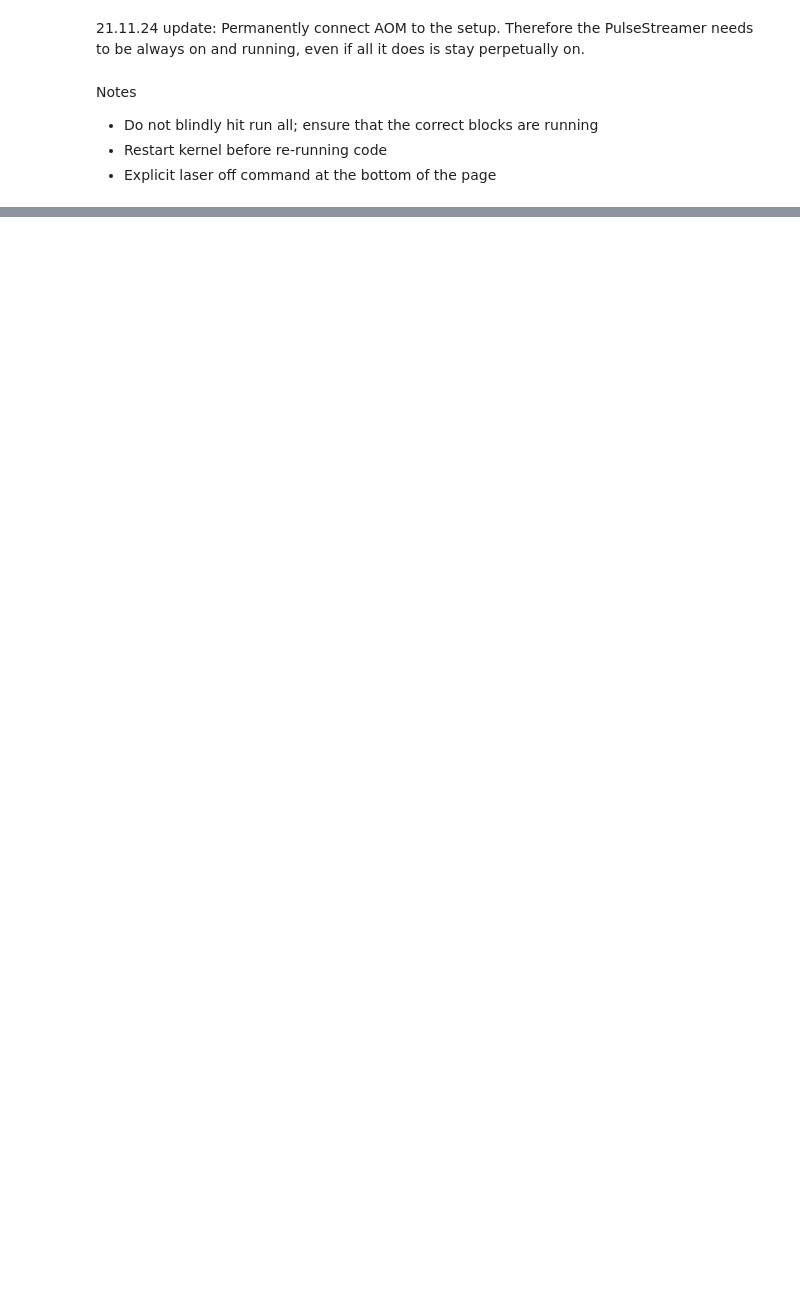
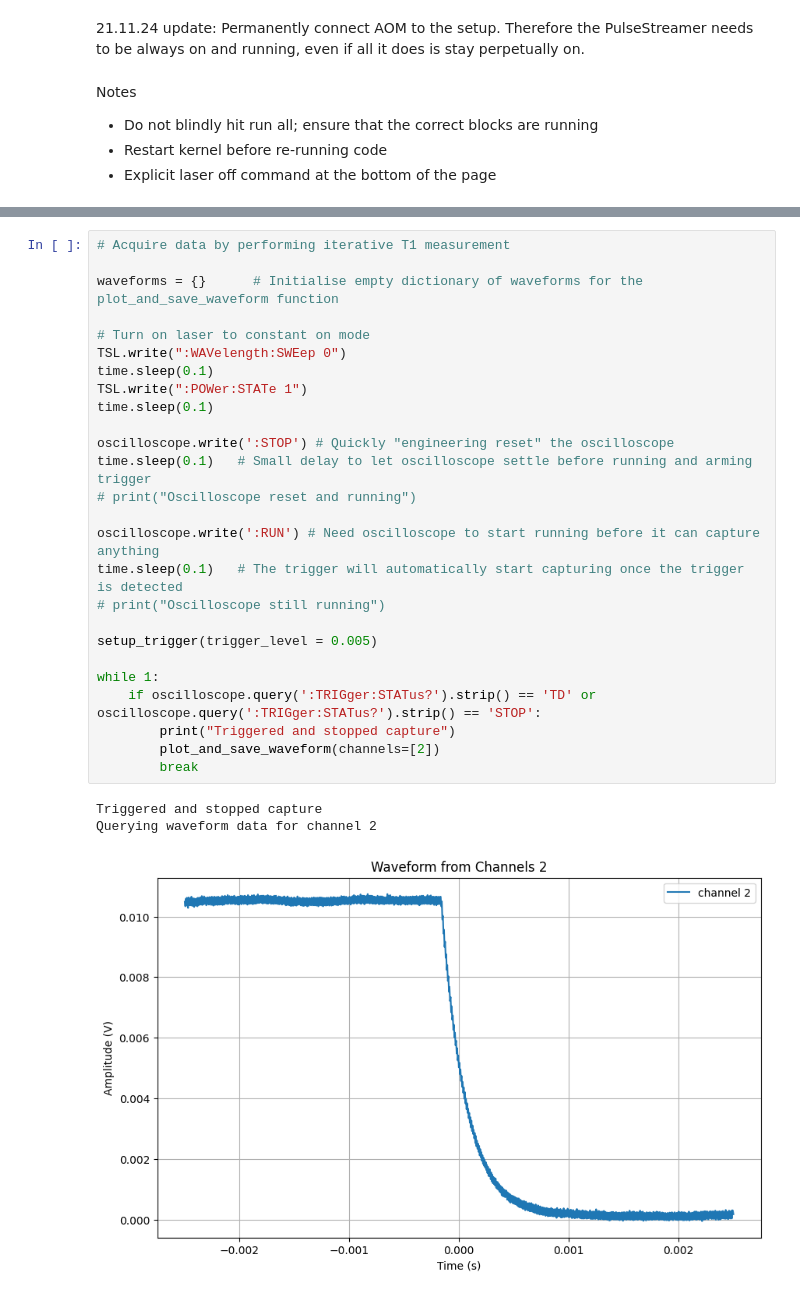
Before and after one commit to trevorlee1999/quantum-light, a Jupyter notebook: erbium_signature_base_temp_T1_measurement.ipynb, the cells around one changed output, grey strips where cells are left out. Cells and saved outputs as stored; diff of their text form; blank space fills up the shorter version.

Commit message:
successful T1 measurement!

```diff
--- a/erbium_signature_base_temp_T1_measurement.ipynb
+++ b/erbium_signature_base_temp_T1_measurement.ipynb
@@ -456,2 +240,32 @@ time.sleep(0.1)
+# %%
+# Acquire data by performing iterative T1 measurement
+
+waveforms = {}      # Initialise empty dictionary of waveforms for the plot_and_save_waveform function
+
+# Turn on laser to constant on mode
+TSL.write(":WAVelength:SWEep 0")
+time.sleep(0.1)
+TSL.write(":POWer:STATe 1")
+time.sleep(0.1)
+
+oscilloscope.write(':STOP') # Quickly "engineering reset" the oscilloscope
+time.sleep(0.1)   # Small delay to let oscilloscope settle before running and arming trigger
+# print("Oscilloscope reset and running")
+
+oscilloscope.write(':RUN') # Need oscilloscope to start running before it can capture anything
+time.sleep(0.1)   # The trigger will automatically start capturing once the trigger is detected
+# print("Oscilloscope still running")
+
+setup_trigger(trigger_level = 0.005)
+
+while 1:
+    if oscilloscope.query(':TRIGger:STATus?').strip() == 'TD' or oscilloscope.query(':TRIGger:STATus?').strip() == 'STOP':
+        print("Triggered and stopped capture")
+        plot_and_save_waveform(channels=[2])
+        break
+# %% [output]
+Triggered and stopped capture
+Querying waveform data for channel 2
+[figure, added]
 # %%
 # # Explicit laser turn off
```
Also changed, not shown: parts of 9 cells of this notebook, 2 other files.
